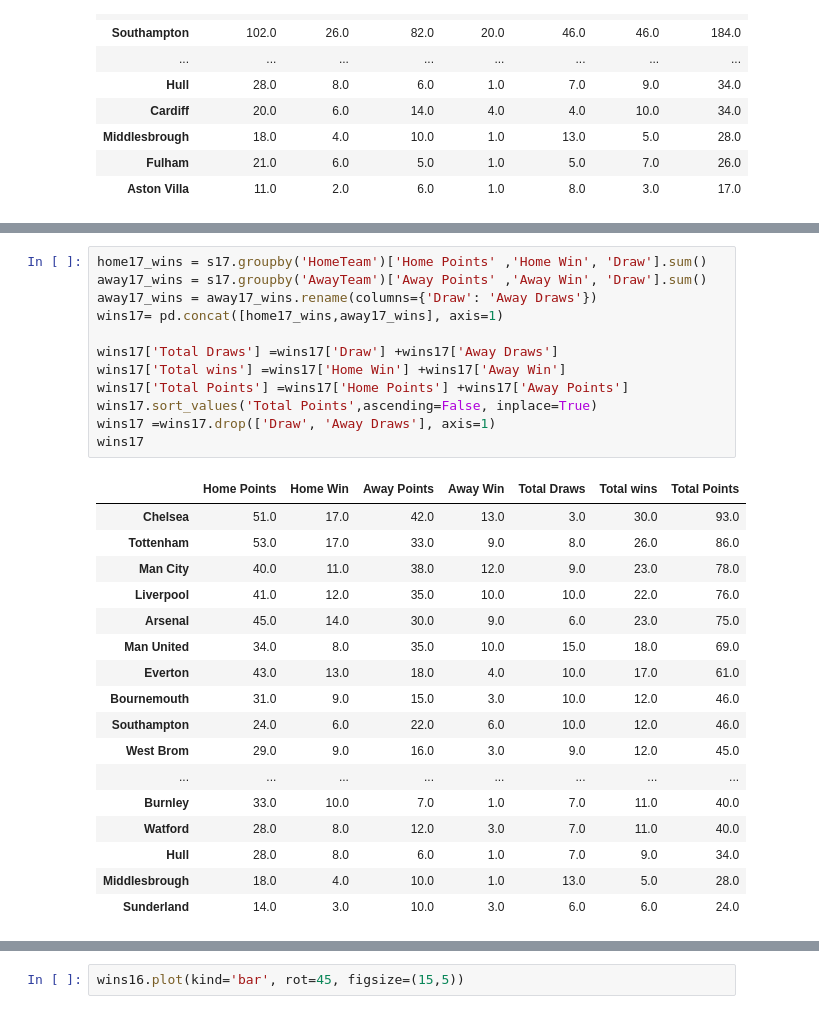
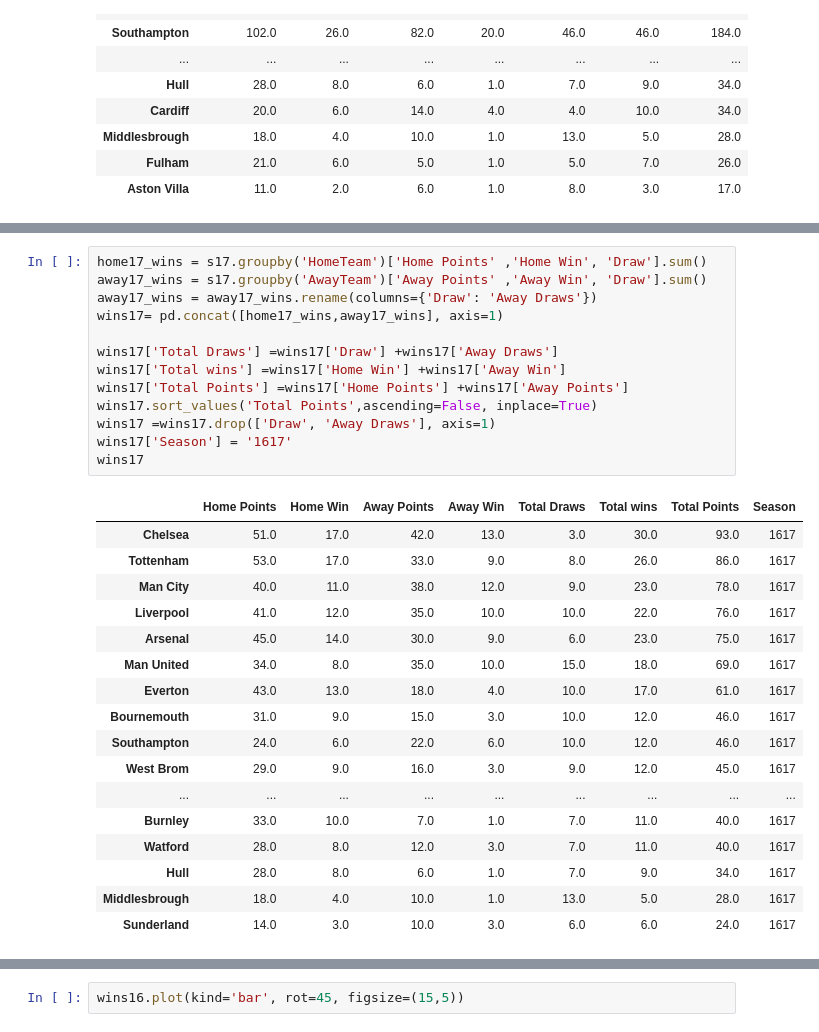
Before and after one commit to ethomps33/Premier_League_Sports_Analysis, a Jupyter notebook: Untitled.ipynb, the cells around one changed output, grey strips where cells are left out. Drawn from its saved outputs; the diff is of its cells as text.

```diff
--- a/Untitled.ipynb
+++ b/Untitled.ipynb
@@ -226,33 +227,34 @@ wins16
 # %%
 home17_wins = s17.groupby('HomeTeam')['Home Points' ,'Home Win', 'Draw'].sum()
 away17_wins = s17.groupby('AwayTeam')['Away Points' ,'Away Win', 'Draw'].sum()
 away17_wins = away17_wins.rename(columns={'Draw': 'Away Draws'})
 wins17= pd.concat([home17_wins,away17_wins], axis=1)
 
 wins17['Total Draws'] =wins17['Draw'] +wins17['Away Draws']
 wins17['Total wins'] =wins17['Home Win'] +wins17['Away Win']
 wins17['Total Points'] =wins17['Home Points'] +wins17['Away Points']
 wins17.sort_values('Total Points',ascending=False, inplace=True)
 wins17 =wins17.drop(['Draw', 'Away Draws'], axis=1)
+wins17['Season'] = '1617'
 wins17
 # %% [output]
-|  | Home Points | Home Win | Away Points | Away Win | Total Draws | Total wins | Total Points |
-| Chelsea | 51.0 | 17.0 | 42.0 | 13.0 | 3.0 | 30.0 | 93.0 |
-| Tottenham | 53.0 | 17.0 | 33.0 | 9.0 | 8.0 | 26.0 | 86.0 |
-| Man City | 40.0 | 11.0 | 38.0 | 12.0 | 9.0 | 23.0 | 78.0 |
-| Liverpool | 41.0 | 12.0 | 35.0 | 10.0 | 10.0 | 22.0 | 76.0 |
-| Arsenal | 45.0 | 14.0 | 30.0 | 9.0 | 6.0 | 23.0 | 75.0 |
-| Man United | 34.0 | 8.0 | 35.0 | 10.0 | 15.0 | 18.0 | 69.0 |
-| Everton | 43.0 | 13.0 | 18.0 | 4.0 | 10.0 | 17.0 | 61.0 |
-| Bournemouth | 31.0 | 9.0 | 15.0 | 3.0 | 10.0 | 12.0 | 46.0 |
-| Southampton | 24.0 | 6.0 | 22.0 | 6.0 | 10.0 | 12.0 | 46.0 |
-| West Brom | 29.0 | 9.0 | 16.0 | 3.0 | 9.0 | 12.0 | 45.0 |
-| ... | ... | ... | ... | ... | ... | ... | ... |
-| Burnley | 33.0 | 10.0 | 7.0 | 1.0 | 7.0 | 11.0 | 40.0 |
-| Watford | 28.0 | 8.0 | 12.0 | 3.0 | 7.0 | 11.0 | 40.0 |
-| Hull | 28.0 | 8.0 | 6.0 | 1.0 | 7.0 | 9.0 | 34.0 |
-| Middlesbrough | 18.0 | 4.0 | 10.0 | 1.0 | 13.0 | 5.0 | 28.0 |
-| Sunderland | 14.0 | 3.0 | 10.0 | 3.0 | 6.0 | 6.0 | 24.0 |
+|  | Home Points | Home Win | Away Points | Away Win | Total Draws | Total wins | Total Points | Season |
+| Chelsea | 51.0 | 17.0 | 42.0 | 13.0 | 3.0 | 30.0 | 93.0 | 1617 |
+| Tottenham | 53.0 | 17.0 | 33.0 | 9.0 | 8.0 | 26.0 | 86.0 | 1617 |
+| Man City | 40.0 | 11.0 | 38.0 | 12.0 | 9.0 | 23.0 | 78.0 | 1617 |
+| Liverpool | 41.0 | 12.0 | 35.0 | 10.0 | 10.0 | 22.0 | 76.0 | 1617 |
+| Arsenal | 45.0 | 14.0 | 30.0 | 9.0 | 6.0 | 23.0 | 75.0 | 1617 |
+| Man United | 34.0 | 8.0 | 35.0 | 10.0 | 15.0 | 18.0 | 69.0 | 1617 |
+| Everton | 43.0 | 13.0 | 18.0 | 4.0 | 10.0 | 17.0 | 61.0 | 1617 |
+| Bournemouth | 31.0 | 9.0 | 15.0 | 3.0 | 10.0 | 12.0 | 46.0 | 1617 |
+| Southampton | 24.0 | 6.0 | 22.0 | 6.0 | 10.0 | 12.0 | 46.0 | 1617 |
+| West Brom | 29.0 | 9.0 | 16.0 | 3.0 | 9.0 | 12.0 | 45.0 | 1617 |
+| ... | ... | ... | ... | ... | ... | ... | ... | ... |
+| Burnley | 33.0 | 10.0 | 7.0 | 1.0 | 7.0 | 11.0 | 40.0 | 1617 |
+| Watford | 28.0 | 8.0 | 12.0 | 3.0 | 7.0 | 11.0 | 40.0 | 1617 |
+| Hull | 28.0 | 8.0 | 6.0 | 1.0 | 7.0 | 9.0 | 34.0 | 1617 |
+| Middlesbrough | 18.0 | 4.0 | 10.0 | 1.0 | 13.0 | 5.0 | 28.0 | 1617 |
+| Sunderland | 14.0 | 3.0 | 10.0 | 3.0 | 6.0 | 6.0 | 24.0 | 1617 |
 # %%
 home18_wins = s18.groupby('HomeTeam')['Home Points' ,'Home Win', 'Draw'].sum()
 away18_wins = s18.groupby('AwayTeam')['Away Points' ,'Away Win', 'Draw'].sum()
```
Also changed, not shown: parts of 4 cells of this notebook.
